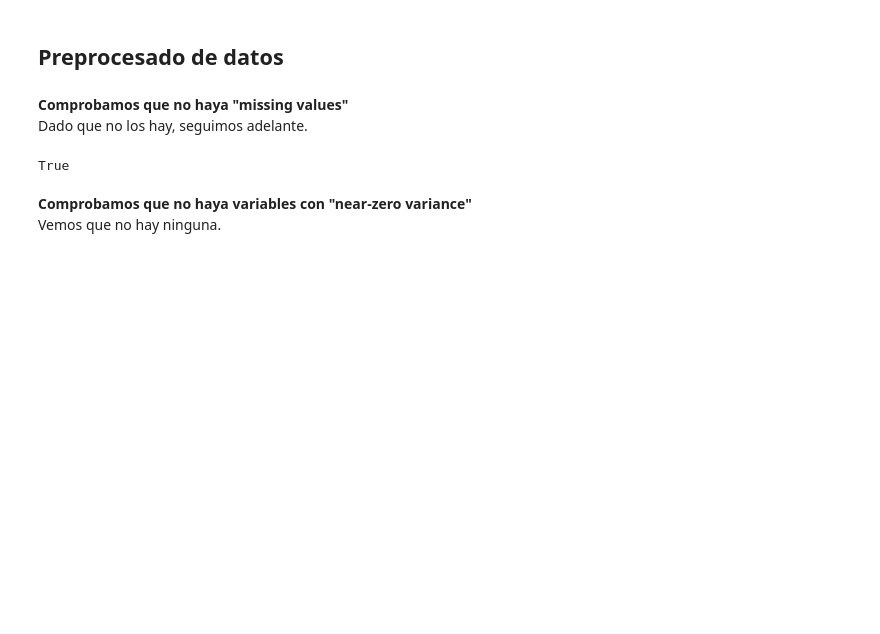
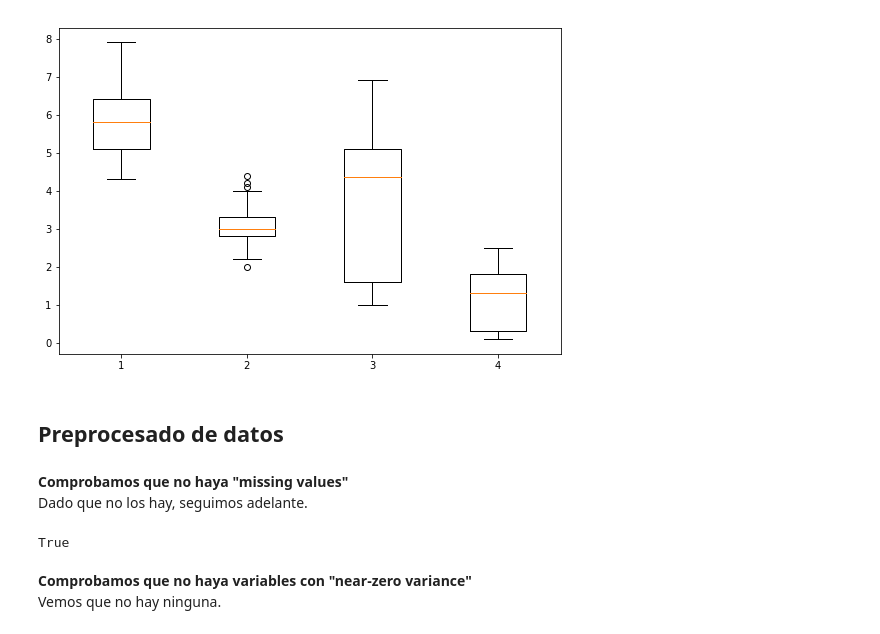
Before and after one commit to iagooteroc/int_computacional, a Jupyter notebook: p1.ipynb, the cells around one changed output. Cells and saved outputs as stored; diff of their text form; code cells hidden in the pictures; blank space fills up the shorter version.

```diff
--- a/p1.ipynb
+++ b/p1.ipynb
@@ -22,3 +44,15 @@ y_t = df['y']
+# %%
+# Create a figure instance
+fig = plt.figure(figsize=(9, 6))
+# Create an axes instance
+ax = fig.add_subplot(111)
+data = []
+for j in range(X.shape[1]):
+    data.append(X[:,j])
+bp = ax.boxplot(data)
+plt.show()
+# %% [output]
+[figure, added]
 # %% [markdown]
 ## Preprocesado de datos
 # %% [markdown]
```
Also changed, not shown: parts of 7 cells of this notebook.
